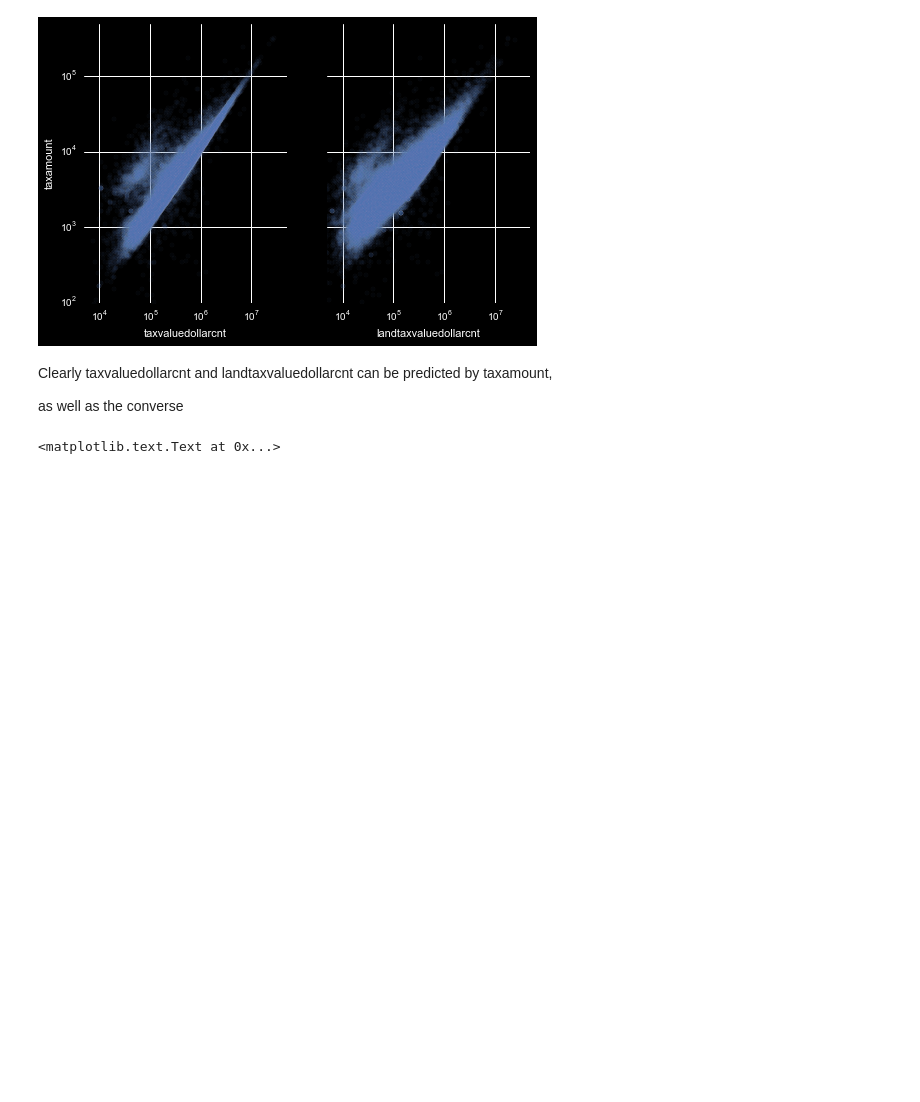
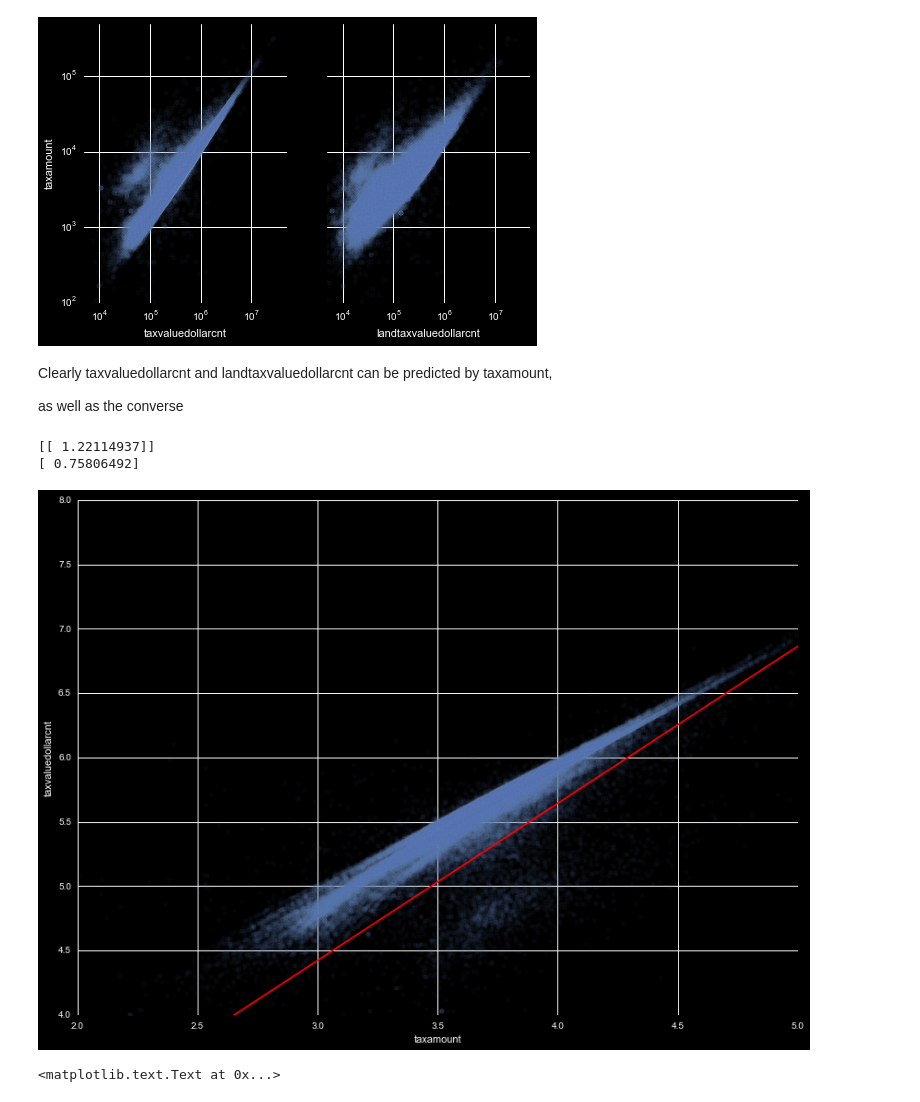
Before and after one commit to markertsean/zillow, a Jupyter notebook: detail_variables_purchased.ipynb, the cells around one changed output. Cells and saved outputs as stored; diff of their text form; code cells hidden in the pictures; blank space fills up the shorter version.

```diff
--- a/detail_variables_purchased.ipynb
+++ b/detail_variables_purchased.ipynb
@@ -14,7 +15,7 @@ from sklearn.decomposition import PCA
 plt.style.use( 'dark_background' )
 plt.rcParams['figure.figsize'] = (14,10)
 # %%
-use_list = [
+use_list = ['parcelid',
     'logerror','transactiondate','airconditioningtypeid','pooltypeid10', # Hotub
     'poolsizesum','garagetotalsqft','calculatedbathnbr','fireplacecnt',
     'finishedsquarefeet12','lotsizesquarefeet','taxdelinquencyflag','yearbuilt',
@@ -280,6 +282,53 @@ axes[1].set_ylabel('')
 Clearly taxvaluedollarcnt and landtaxvaluedollarcnt can be predicted by taxamount,
 
 as well as the converse
+# %%
+def fill_taxvaluedollarcnt_from_taxamount( inp_df ):
+
+    # get values, and log them
+    foo = np.log10( inp_df[['taxvaluedollarcnt','landtaxvaluedollarcnt','taxamount']] ).copy()
+    foo['parcelid'] = inp_df['parcelid']
+
+    # Bar is just not null values, for regression
+    bar = foo.dropna()
+
+
+    # Perform regressions
+    land_reg = linear_model.LinearRegression()
+    land_reg.fit( bar['taxamount'].to_frame(), bar['landtaxvaluedollarcnt'].to_frame() )
+
+    tax_reg  = linear_model.LinearRegression()
+    tax_reg.fit ( bar['taxamount'].to_frame(), bar[    'taxvaluedollarcnt'].to_frame() )
+
+
+    print land_reg.coef_
+    print land_reg.intercept_
+
+    xx = np.array( [1,9] )
+    foo.plot.scatter( y='taxvaluedollarcnt'    , x='taxamount', alpha=0.05, )
+    plt.plot( xx, land_reg.coef_[0]*xx + land_reg.intercept_, color='r' )
+    plt.xlim(2,5)
+    plt.ylim(4,8)
+
+
+    return
+    # Get the id numbers for the missing rows
+    for id_num in foo[ foo.isnull().any(axis=1) ]['parcelid'].values:
+
+        row_num = foo.loc[ foo['parcelid'] == id_num ].index
+
+        if( foo.ix[ row_num, 'landtaxvaluedollarcnt' ].isnull() ):
+            foo.ix[ row_num, 'landtaxvaluedollarcnt' ] = land_reg.predict( foo.ix[ row_num, 'taxamount' ] )
+
+        if( foo.ix[ row_num,     'taxvaluedollarcnt' ].isnull() ):
+            foo.ix[ row_num,     'taxvaluedollarcnt' ] =  tax_reg.predict( foo.ix[ row_num, 'taxamount' ] )
+
+
+fill_taxvaluedollarcnt_from_taxamount( my_df )
+# %% [output]
+[[ 1.22114937]]
+[ 0.75806492]
+[figure, added]
 # %%
 fig, axes = plt.subplots( 1, 3, figsize=(8,5) )
 
```
Also changed, not shown: parts of 4 cells of this notebook.
